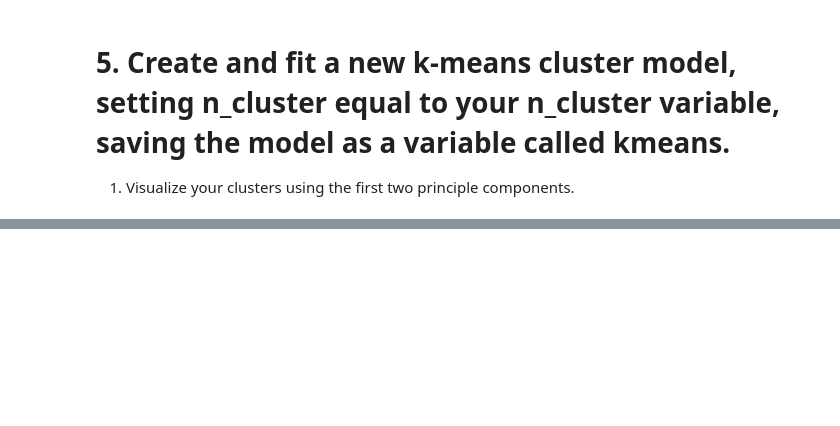
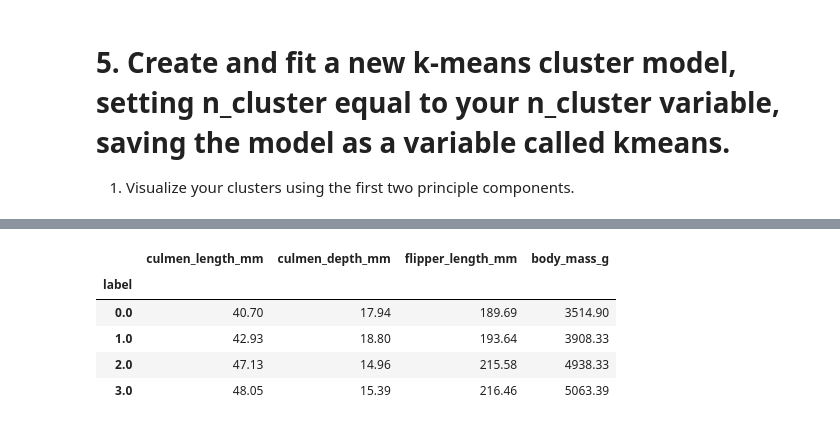
Before and after one commit to bhandarisudip/datacamp_projects, a Jupyter notebook: projects/clustering_antarctic_penguin_species/notebook.ipynb, the cells around one changed output, grey strips where cells are left out. Drawn from its saved outputs; the diff is of its cells as text; code cells hidden in the pictures; blank space fills up the shorter version.

```diff
--- a/projects/clustering_antarctic_penguin_species/notebook.ipynb
+++ b/projects/clustering_antarctic_penguin_species/notebook.ipynb
@@ -305,0 +247,2 @@ plt.show()
+# %%
+penguins_clean = pd.concat([penguins_clean, pd.Series(kmeans.labels_)], axis=1).rename({0: 'label'}, axis=1)
@@ -305,0 +260,11 @@ plt.show()
+# %%
+numeric_columns = ['culmen_length_mm', 'culmen_depth_mm', 'flipper_length_mm', 'body_mass_g']
+stat_penguins = penguins_clean.groupby('label')[numeric_columns].mean()
+stat_penguins.round(2)
+# %% [output]
+|  | culmen_length_mm | culmen_depth_mm | flipper_length_mm | body_mass_g |
+| label |  |  |  |  |
+| 0.0 | 40.70 | 17.94 | 189.69 | 3514.90 |
+| 1.0 | 42.93 | 18.80 | 193.64 | 3908.33 |
+| 2.0 | 47.13 | 14.96 | 215.58 | 4938.33 |
+| 3.0 | 48.05 | 15.39 | 216.46 | 5063.39 |
```
Also changed, not shown: parts of 22 cells of this notebook.
